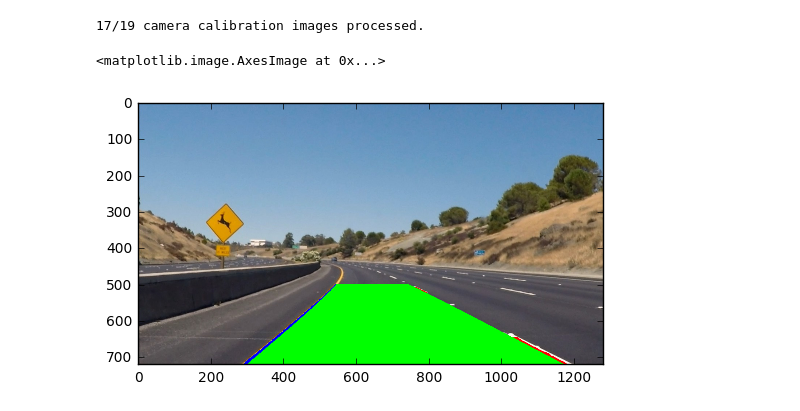
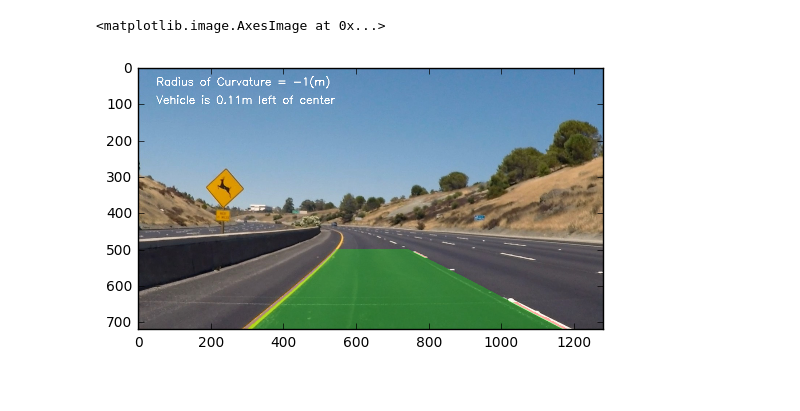
Before and after one commit to Aipakazuma/CarND-advancedLaneLines, a Jupyter notebook: Advanced Lane Lines.ipynb, the cells around one changed output. Cells and saved outputs as stored; diff of their text form; code cells hidden in the pictures.

Commit message:
Add text describing curvature and lane offset Values aren't correct yet Add video proccessing

```diff
--- a/Advanced Lane Lines.ipynb
+++ b/Advanced Lane Lines.ipynb
@@ -19,7 +20,7 @@ CALC_CAL_POINTS = False
 CAL_IMAGE_PATH = 'camera_cal/calibration*.jpg'
 CALIBRATION_PATH = 'camera_cal/calibration.p'
 
-def get_camera_calibration(path_pattern, rows, cols, image_size):
+def calculate_camera_calibration(path_pattern, rows, cols, image_size):
     objp = np.zeros((rows*cols,3), np.float32)
     objp[:,:2] = np.mgrid[0:cols, 0:rows].T.reshape(-1,2)
 
@@ -61,13 +62,14 @@ def get_camera_calibration(path_pattern, rows, cols, image_size):
 
     return calibration
 
-if CALC_CAL_POINTS:
-    calibration = get_camera_calibration(CAL_IMAGE_PATH, ROWS, COLS, CAL_IMAGE_SIZE)
-    with open(CALIBRATION_PATH, 'wb') as f:
-        pickle.dump(calibration, file=f)
-else:
-    with open(CALIBRATION_PATH, "rb" ) as f:
-        calibration = pickle.load(f)
+def get_camera_calibration():
+    if CALC_CAL_POINTS:
+        calibration = calculate_camera_calibration(CAL_IMAGE_PATH, ROWS, COLS, CAL_IMAGE_SIZE)
+        with open(CALIBRATION_PATH, 'wb') as f:
+            pickle.dump(calibration, file=f)
+    else:
+        with open(CALIBRATION_PATH, "rb" ) as f:
+            calibration = pickle.load(f)
+
+    return calibration;
-# %% [output]
-17/19 camera calibration images processed.
 # %%
@@ -247,11 +272,11 @@ DST = np.float32([
     (1200, 0),
     (1200, 720)])
 
-def image_pipline(img, calibration):
+def image_pipline(img):
     orign_img = np.copy(img)
 
     # 1. Apply the distortion correction to the raw image.
-    img = cal_undistort(img, calibration['objpoints'], calibration['imgpoints'])
+    img = cal_undistort(img)
 
     # 2. Use color transforms, gradients, etc., to create a thresholded binary image.
     img = gaussian_blur(img, kernel_size=5)
@@ -270,22 +295,33 @@ def image_pipline(img, calibration):
     p_left = get_poly(img, 2)
     p_right = get_poly(img, 0)
 
+    #curvature= np.mean([p_left[0], p_right[0]])
+    curvature = p_left[2] * 10000 if p_left is not None else 0
+    offset = p_right[0] / 10000 if p_right is not None else 0
+
     # Draw lane area
-    lane_area = calculate_lane_area((p_left, p_right), img.shape[0], HIST_STEPS)
-    img = cv2.fillPoly(img, np.int32([lane_area]), (0,255,0))
+    if p_left is not None and p_right is not None:
+        lane_area = calculate_lane_area((p_left, p_right), img.shape[0], HIST_STEPS)
+        img = cv2.fillPoly(img, np.int32([lane_area]), (0,255,0))
 
     # 6. Warp the detected lane boundaries back onto the original image.
     img = pt.inverse_transform(img)
 
     # 7. Add lane boundaries and numerical estimation of lane curvature and vehicle position.
     img = apply_mask(img, orign_img)
+    img = weighted_img(img, orign_img, alpha=.7)
+
+    #Add text
+    font = cv2.FONT_HERSHEY_SIMPLEX
+    cv2.putText(img, 'Radius of Curvature = %d(m)' % curvature, (50,50), font, 1,(255,255,255),2)
+    cv2.putText(img, 'Vehicle is %.2fm left of center' % offset, (50,100), font, 1,(255,255,255),2)
 
     return img
 # %%
-orig_img = imread('test_images/test2.jpg')
-img = image_pipline(orig_img, calibration)
+img = imread('test_images/test2.jpg')
+img = image_pipline(img)
 
 plt.imshow(img)
 # %% [output]
 <matplotlib.image.AxesImage at 0x...>
-[figure, old version]
+[figure, new version]
```
Also changed, not shown: parts of 10 cells of this notebook, 1 other file.
